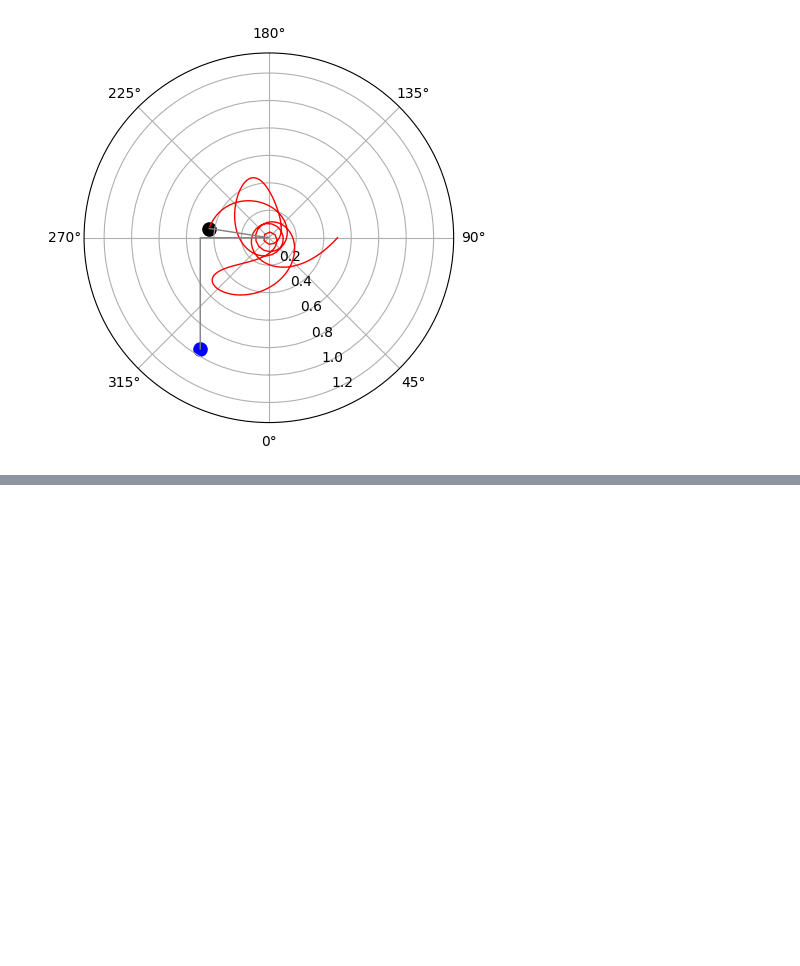
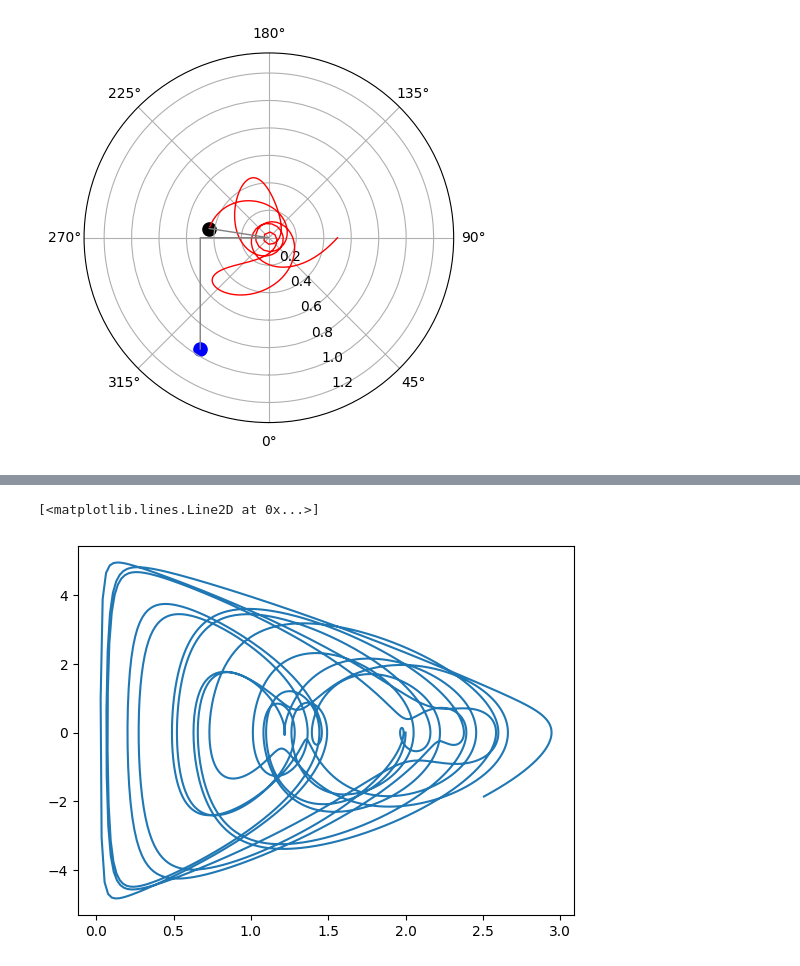
Before and after one commit to pgot/swingingatwood, a Jupyter notebook: main.ipynb, the cells around one changed output, grey strips where cells are left out. Saved outputs shown, nothing was run; the diff lists cells and outputs as text; code cells hidden in the pictures; blank space fills up the shorter version.

```diff
--- a/main.ipynb
+++ b/main.ipynb
@@ -169,0 +174,5 @@ anim(mu=10.3, state=np.array([0.5, 0, np.pi/2, 0]), t=2, interval=30)
+# %%
+plt.plot(result[R], result[RDOT])
+# %% [output]
+[<matplotlib.lines.Line2D at 0x...>]
+[figure, added]
```
Also changed, not shown: parts of 2 cells of this notebook, 3 other files.
